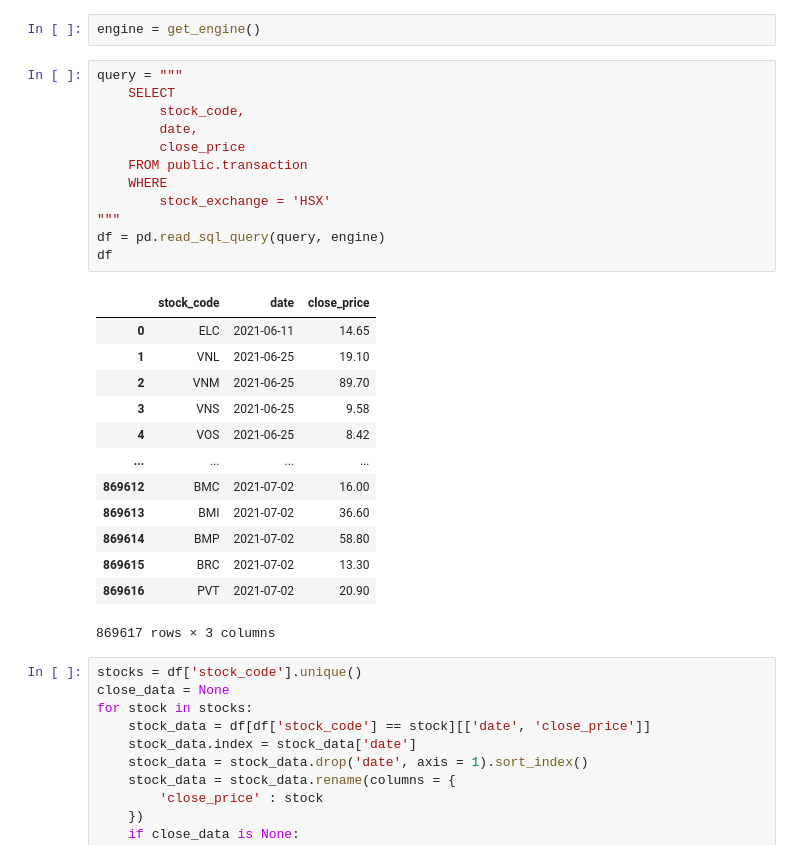
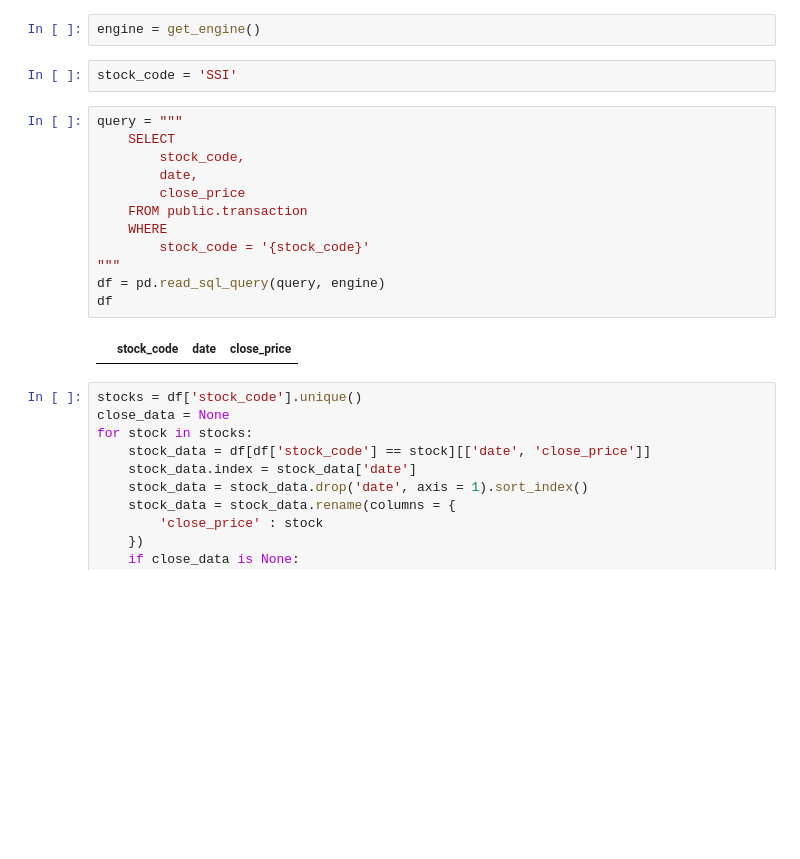
Before and after one commit to crimsonthinker/stock_data_scraper, a Jupyter notebook: analysis/notebook/confidence_interval_of_average_return.ipynb, the cells around one changed output. Saved outputs shown, nothing was run; the diff lists cells and outputs as text; blank space fills up the shorter version.

```diff
--- a/analysis/notebook/confidence_interval_of_average_return.ipynb
+++ b/analysis/notebook/confidence_interval_of_average_return.ipynb
@@ -9,32 +9,22 @@ from scipy.stats import norm
 import math
 # %%
 engine = get_engine()
+# %%
+stock_code = 'SSI'
 # %%
 query = """
     SELECT
         stock_code,
         date,
         close_price
     FROM public.transaction
     WHERE
-        stock_exchange = 'HSX'
+        stock_code = '{stock_code}'
 """
 df = pd.read_sql_query(query, engine)
 df
 # %% [output]
 |  | stock_code | date | close_price |
-| 0 | ELC | 2021-06-11 | 14.65 |
-| 1 | VNL | 2021-06-25 | 19.10 |
-| 2 | VNM | 2021-06-25 | 89.70 |
-| 3 | VNS | 2021-06-25 | 9.58 |
-| 4 | VOS | 2021-06-25 | 8.42 |
-| ... | ... | ... | ... |
-| 869612 | BMC | 2021-07-02 | 16.00 |
-| 869613 | BMI | 2021-07-02 | 36.60 |
-| 869614 | BMP | 2021-07-02 | 58.80 |
-| 869615 | BRC | 2021-07-02 | 13.30 |
-| 869616 | PVT | 2021-07-02 | 20.90 |
-869617 rows × 3 columns
 # %%
 stocks = df['stock_code'].unique()
 close_data = None
```
Also changed, not shown: parts of 1 cell of this notebook, 11 other files.
